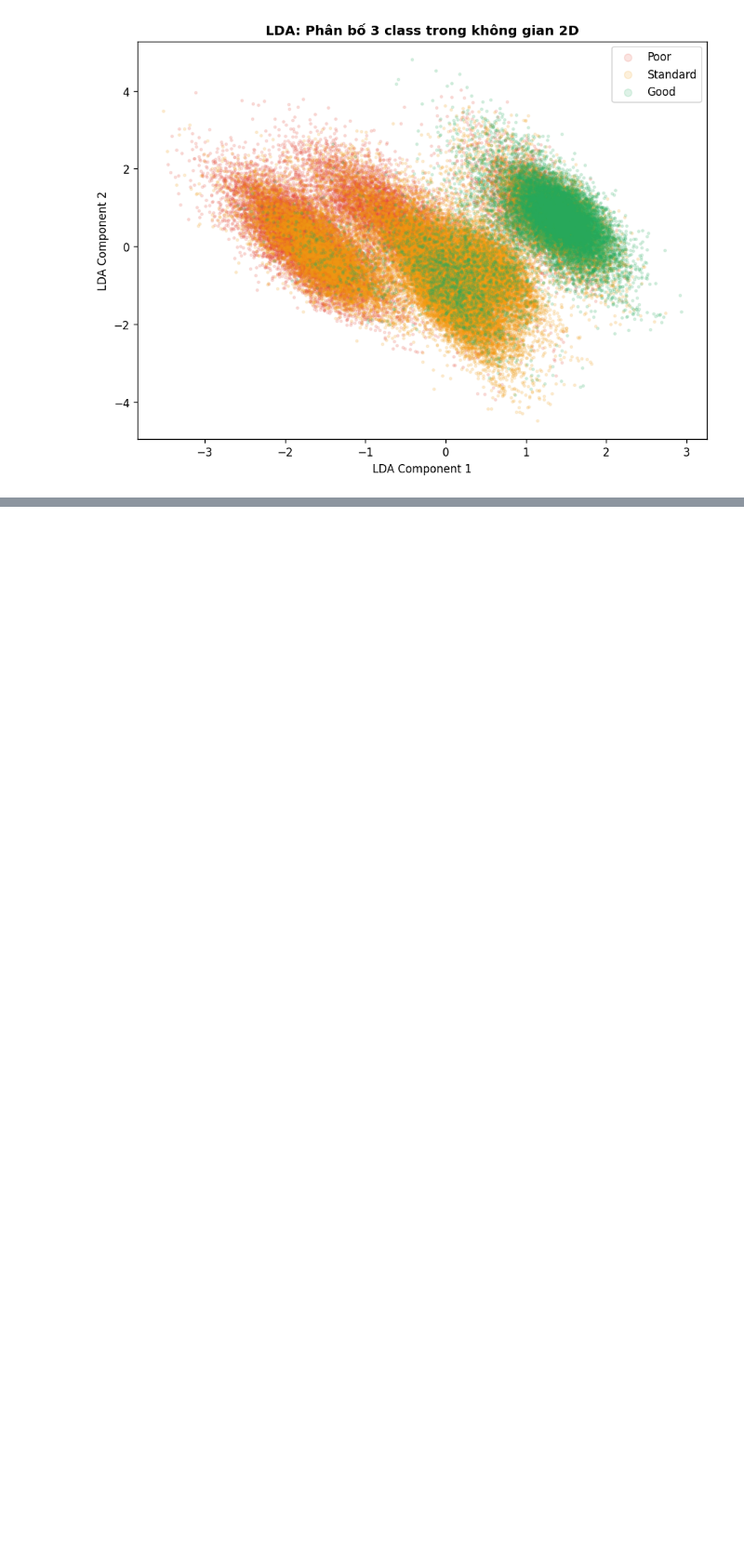
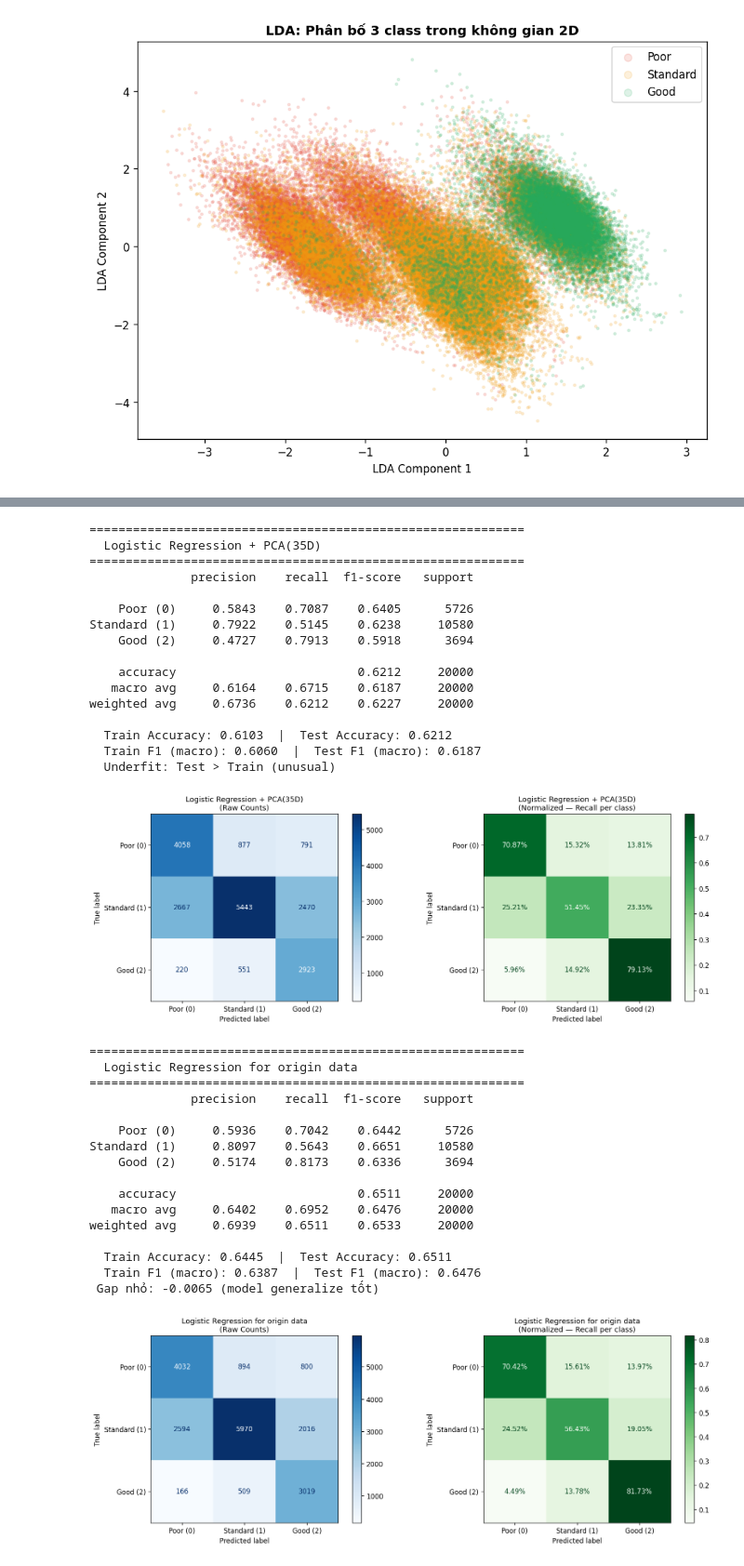
Before and after one commit to VietAnh-205/ml_project_final, a Jupyter notebook: ml_project.ipynb, the cells around one changed output, grey strips where cells are left out. Shown at 93% size. Saved outputs shown, nothing was run; the diff lists cells and outputs as text; code cells hidden in the pictures; blank space fills up the shorter version.

```diff
--- a/ml_project.ipynb
+++ b/ml_project.ipynb
@@ -847,0 +1117,54 @@ X_test_pca_knn  = pca_knn.transform(X_test_scaled)
+# %%
+lr_model = LogisticRegression(
+    max_iter=1000,
+    class_weight='balanced',
+    solver='lbfgs',
+    random_state=42
+)
+evaluate_model(lr_model, X_train_pca, X_test_pca, y_train, y_test,
+               "Logistic Regression + PCA(" + str(n_95) + "D)")
+
+
+lr_model_old = LogisticRegression(
+    max_iter=1000,
+    class_weight='balanced',
+    solver='lbfgs',
+    random_state=42
+)
+evaluate_model(lr_model_old, X_train_scaled, X_test_scaled, y_train, y_test,
+               "Logistic Regression for origin data")
+# %% [output]
+============================================================
+  Logistic Regression + PCA(35D)
+============================================================
+              precision    recall  f1-score   support
+
+    Poor (0)     0.5843    0.7087    0.6405      5726
+Standard (1)     0.7922    0.5145    0.6238     10580
+    Good (2)     0.4727    0.7913    0.5918      3694
+
+    accuracy                         0.6212     20000
+   macro avg     0.6164    0.6715    0.6187     20000
+weighted avg     0.6736    0.6212    0.6227     20000
+
+  Train Accuracy: 0.6103  |  Test Accuracy: 0.6212
+  Train F1 (macro): 0.6060  |  Test F1 (macro): 0.6187
+  Underfit: Test > Train (unusual)
+[figure, added]
+============================================================
+  Logistic Regression for origin data
+============================================================
+              precision    recall  f1-score   support
+
+    Poor (0)     0.5936    0.7042    0.6442      5726
+Standard (1)     0.8097    0.5643    0.6651     10580
+    Good (2)     0.5174    0.8173    0.6336      3694
+
+    accuracy                         0.6511     20000
+   macro avg     0.6402    0.6952    0.6476     20000
+weighted avg     0.6939    0.6511    0.6533     20000
+
+  Train Accuracy: 0.6445  |  Test Accuracy: 0.6511
+  Train F1 (macro): 0.6387  |  Test F1 (macro): 0.6476
+ Gap nhỏ: -0.0065 (model generalize tốt)
+[figure, added]
```
Also changed, not shown: parts of 46 cells of this notebook.
